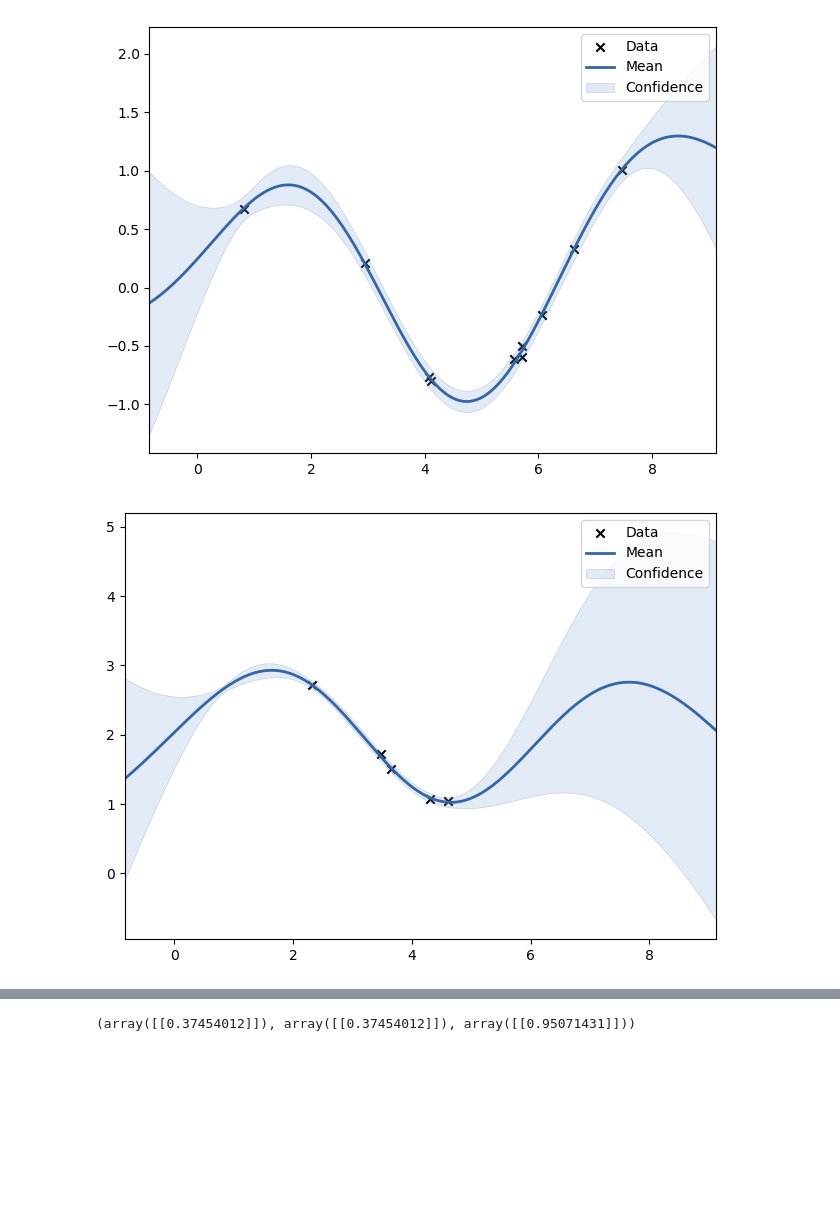
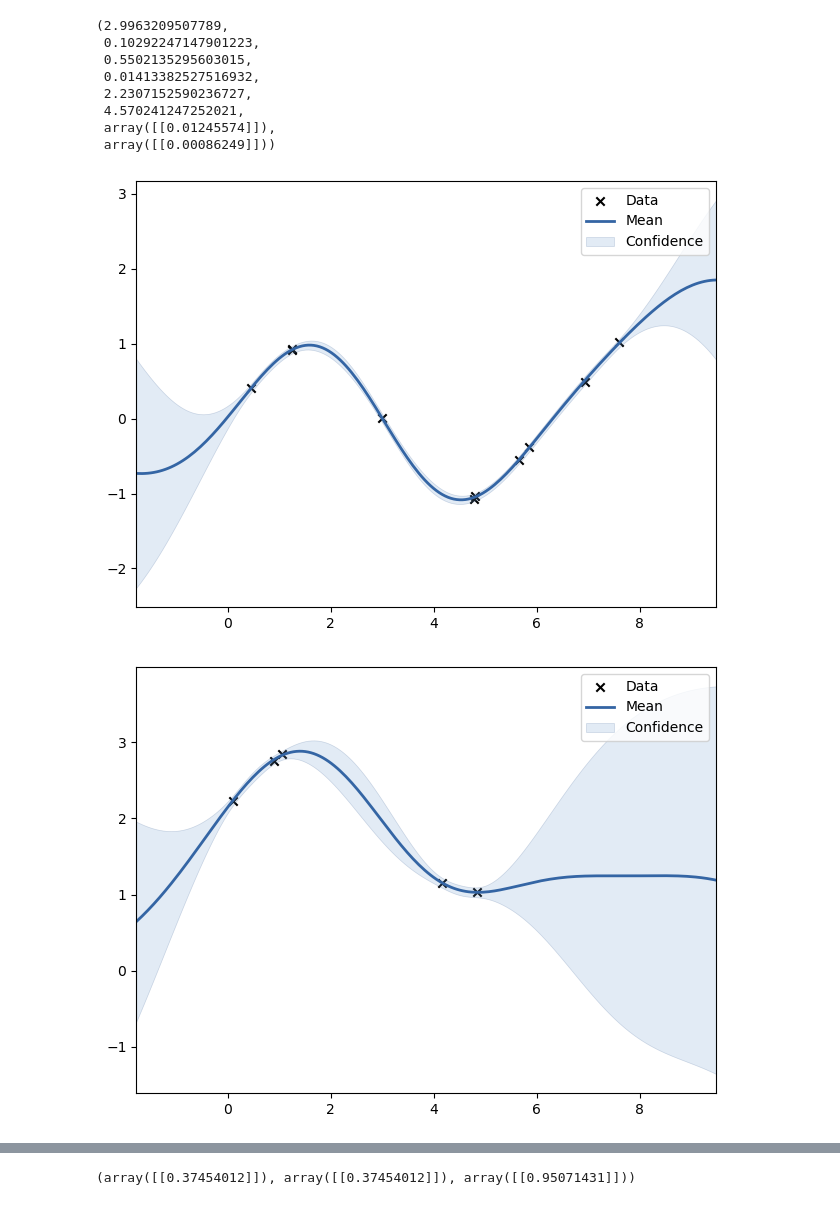
Before and after one commit to LanSang/validities, a Jupyter notebook: gp/gpy demo.ipynb, the cells around one changed output, grey strips where cells are left out. Drawn from its saved outputs; the diff is of its cells as text; code cells hidden in the pictures; blank space fills up the shorter version.

```diff
--- a/gp/gpy demo.ipynb
+++ b/gp/gpy demo.ipynb
@@ -11,36 +11,56 @@ except ImportError:
 import numpy as np
 import GPy
 # %%
+import numpy as np
+
+np.random.seed(42)
+
 def coregionalization_toy(optimize=True, plot=True):
     """
     A simple demonstration of coregionalization on two sinusoidal functions.
     """
     # build a design matrix with a column of integers indicating the output
     X1 = np.random.rand(10, 1) * 8
     X2 = np.random.rand(5, 1) * 5
     X3 = np.random.rand(2, 1) * 3
 
     # build a suitable set of observed variables
     Y1 = np.sin(X1) + np.random.randn(*X1.shape) * 0.05
     Y2 = np.sin(X2) + np.random.randn(*X2.shape) * 0.05 + 2.0
     Y3 = np.sin(X3) + np.random.randn(*X3.shape) * 0.05 + 4.0
 
     m = GPy.models.GPCoregionalizedRegression(X_list=[X1, X2, X3], Y_list=[Y1, Y2, Y3])
 
     if optimize:
         m.optimize("bfgs", max_iters=100)
 
     if MPL_AVAILABLE and plot:
         slices = GPy.util.multioutput.get_slices([X1, X2, X2])
         for i in range(3):
-            m.plot(
+            p = m.plot(
                 fixed_inputs=[(1, i)],
                 which_data_rows=slices[i],
                 Y_metadata={"output_index": i},
             )
-    return m
+    return m, X1, X2, X3, Y1, Y2, Y3
 
-m = coregionalization_toy()
+Y_index = 0
+
+Y_metadata1 = {'output_index': np.array([Y_index])}
+
+m, X1, X2, X3, Y1, Y2, Y3 = coregionalization_toy()
+
+mean, variance = m.predict(np.asarray([[X1[0][0], X2[0][0], X3[0][0]]]), Y_metadata=Y_metadata1)
+
+X1[0][0], X2[0][0], X3[0][0], Y1[0][0], Y2[0][0], Y3[0][0], mean, variance
 # %% [output]
+(2.9963209507789,
+ 0.10292247147901223,
+ 0.5502135295603015,
+ 0.01413382527516932,
+ 2.2307152590236727,
+ 4.570241247252021,
+ array([[0.01245574]]),
+ array([[0.00086249]]))
-[figure, old version]
+[figure, new version]
-[figure, old version]
+[figure, new version]
```
Also changed, not shown: parts of 1 cell of this notebook.
